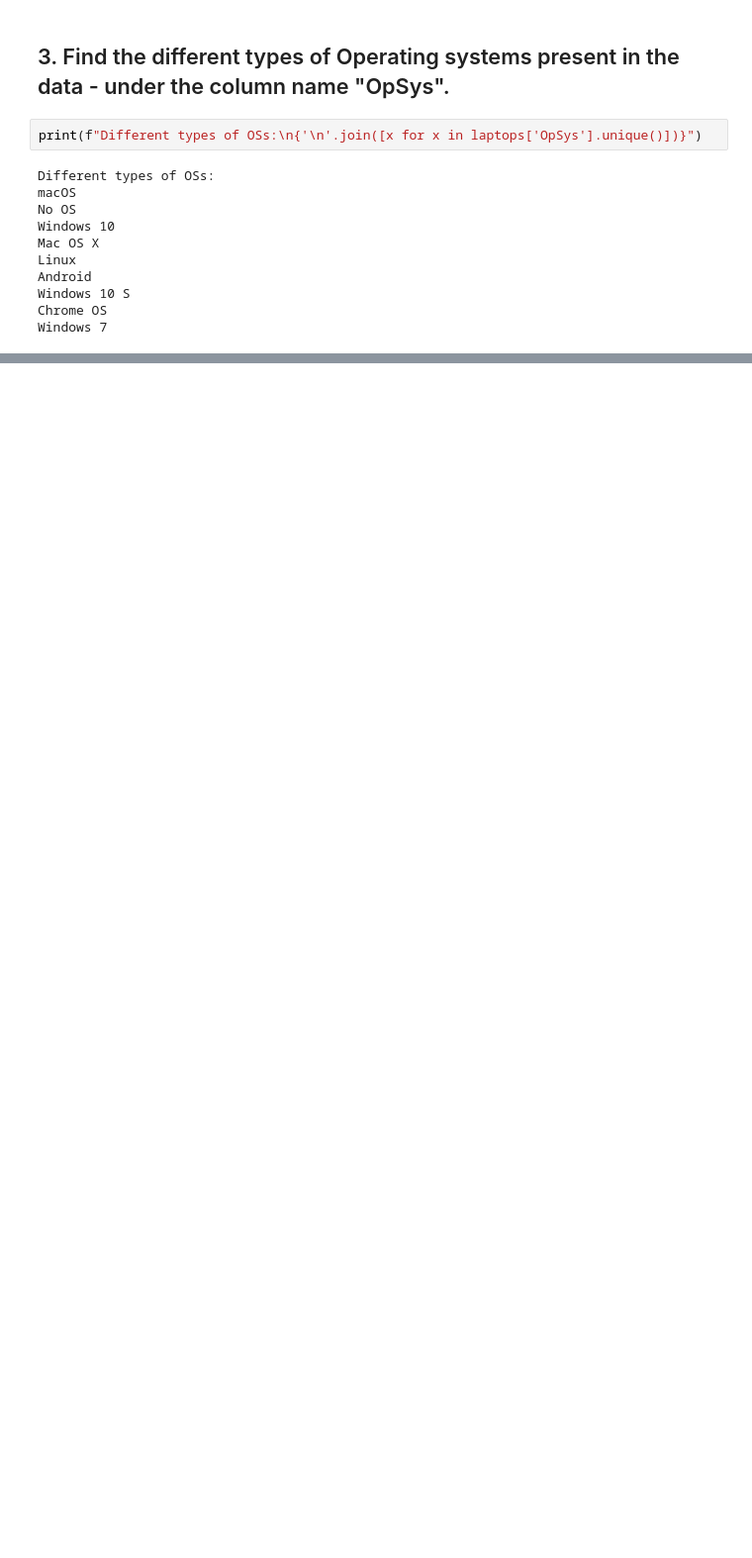
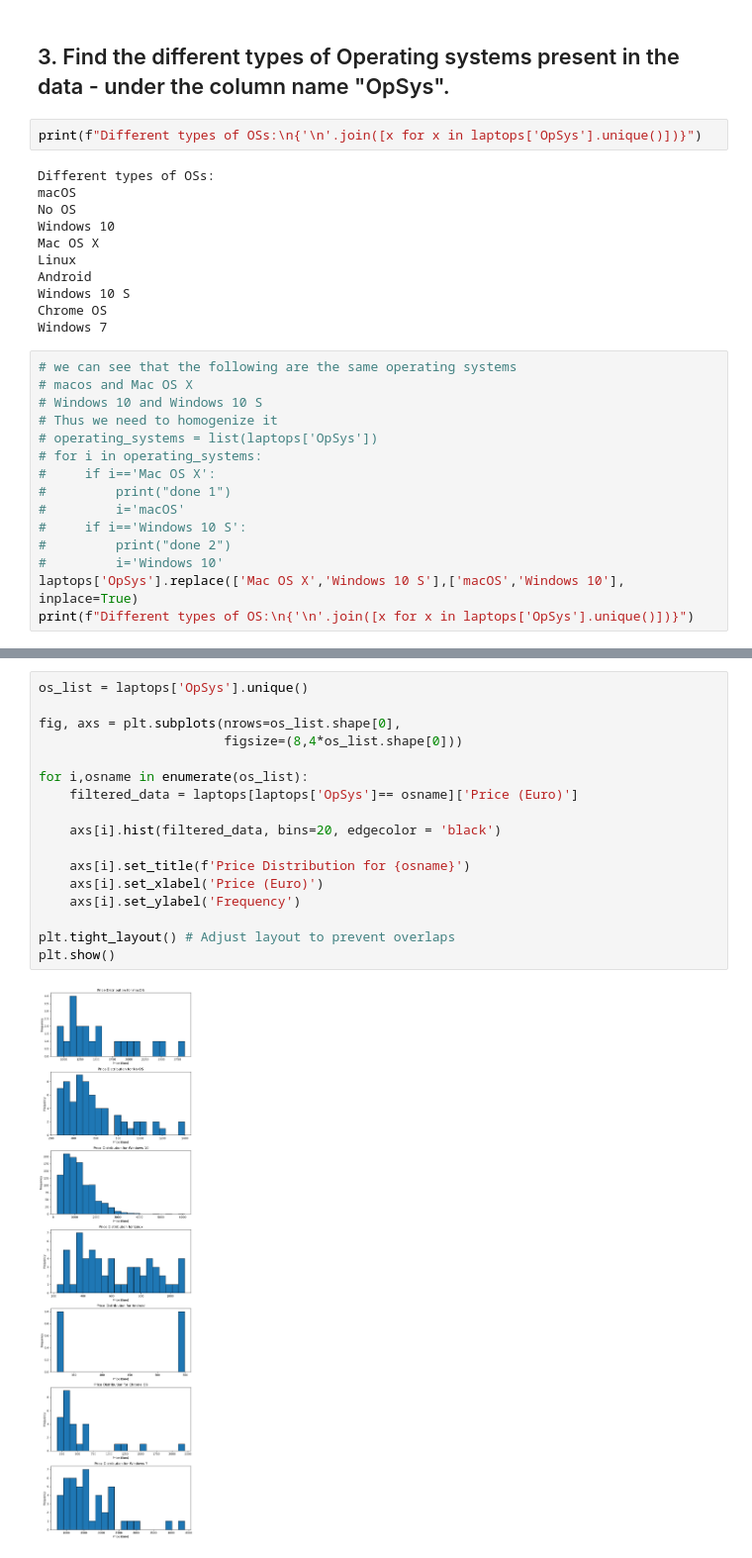
Before and after one commit to kidusabe1/DS_mini_project, a Jupyter notebook: mini_project_1.ipynb, the cells around one changed output, grey strips where cells are left out. Shown at 99% size. Saved outputs shown, nothing was run; the diff lists cells and outputs as text; blank space fills up the shorter version.

Commit message:
done with question 4

```diff
--- a/mini_project_1.ipynb
+++ b/mini_project_1.ipynb
@@ -335,3 +335,18 @@ Android
 Windows 10 S
 Chrome OS
 Windows 7
+# %%
+# we can see that the following are the same operating systems
+# macos and Mac OS X
+# Windows 10 and Windows 10 S
+# Thus we need to homogenize it
+# operating_systems = list(laptops['OpSys'])
+# for i in operating_systems:
+#     if i=='Mac OS X':
+#         print("done 1")
+#         i='macOS'
+#     if i=='Windows 10 S':
+#         print("done 2")
+#         i='Windows 10'
+laptops['OpSys'].replace(['Mac OS X','Windows 10 S'],['macOS','Windows 10'], inplace=True)
+print(f"Different types of OS:\n{'\n'.join([x for x in laptops['OpSys'].unique()])}")
@@ -339,0 +364,19 @@ Windows 7
+# %%
+os_list = laptops['OpSys'].unique()
+
+fig, axs = plt.subplots(nrows=os_list.shape[0],
+                        figsize=(8,4*os_list.shape[0]))
+
+for i,osname in enumerate(os_list):
+    filtered_data = laptops[laptops['OpSys']== osname]['Price (Euro)']
+
+    axs[i].hist(filtered_data, bins=20, edgecolor = 'black')
+
+    axs[i].set_title(f'Price Distribution for {osname}')
+    axs[i].set_xlabel('Price (Euro)')
+    axs[i].set_ylabel('Frequency')
+
+plt.tight_layout() # Adjust layout to prevent overlaps
+plt.show()
+# %% [output]
+[figure, added]
```
Also changed, not shown: parts of 5 cells of this notebook.
